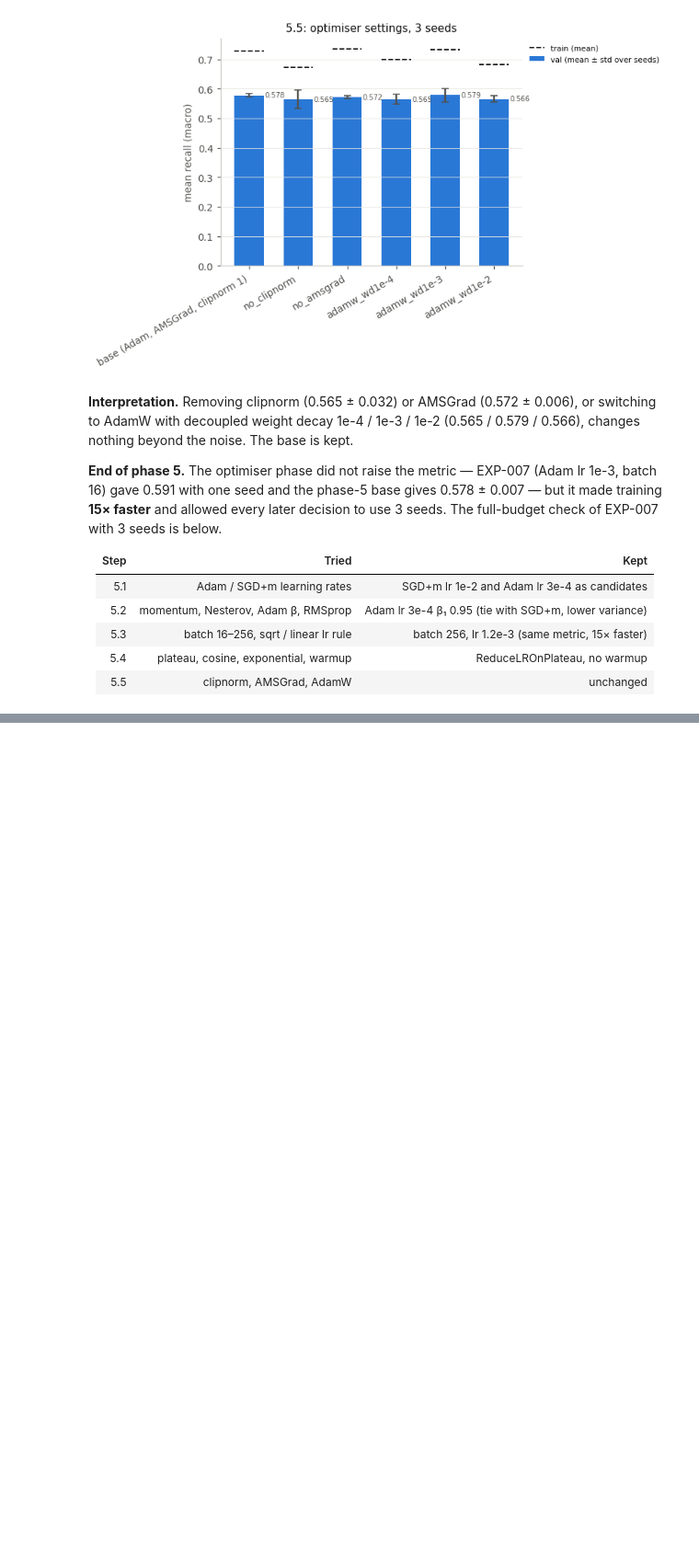
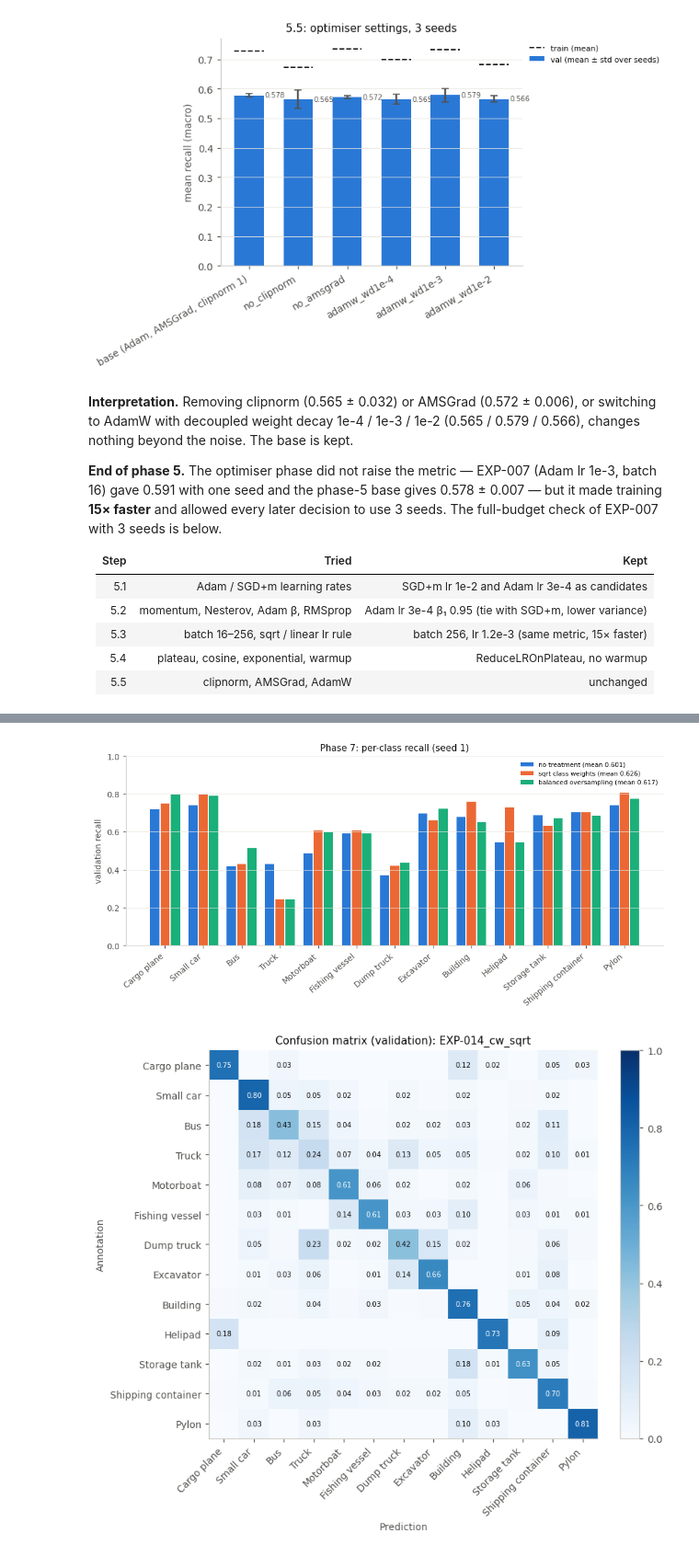
Before and after one commit to alexsierra45/image-recognition, a Jupyter notebook: hyperparameter_sweep.ipynb, the cells around one changed output, grey strips where cells are left out. Shown at 92% size. Drawn from its saved outputs; the diff is of its cells as text; code cells hidden in the pictures; blank space fills up the shorter version.

```diff
--- a/hyperparameter_sweep.ipynb
+++ b/hyperparameter_sweep.ipynb
@@ -531,0 +607,8 @@ display(pu.seed_summary(chk).style.format(precision=3).hide(axis='index'))
+# %%
+pu.plot_per_class_recall(['EXP-013_bn_before_lr3x', 'EXP-014_cw_sqrt', 'EXP-014_oversample_balanced'],
+                         labels=['no treatment', 'sqrt class weights', 'balanced oversampling'], name='phase7_per_class_recall',
+                         title='Phase 7: per-class recall (seed 1)');
+pu.plot_confusion_matrix('EXP-014_cw_sqrt', name='phase7_confusion_matrix_cw_sqrt');
+# %% [output]
+[figure, added]
+[figure, added]
```
Also changed, not shown: parts of 12 cells of this notebook, 27 other files.
